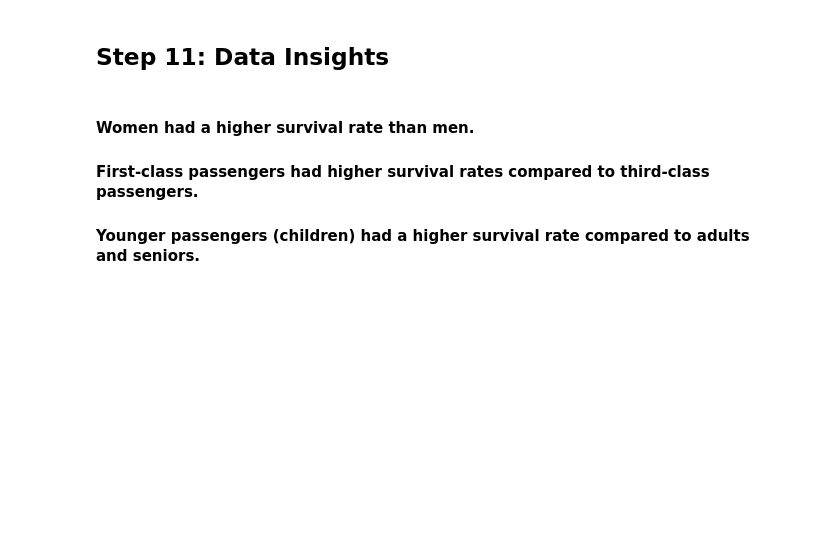
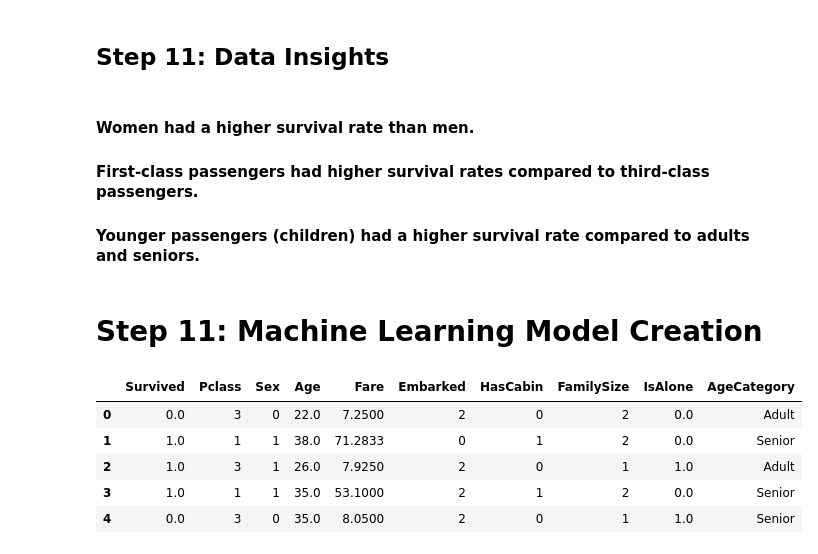
Before and after one commit to Hasan082/Data-Science-Portfolio, a Jupyter notebook: 1. Titanic Exploratory Analysis/Titanic_EDA_Project.ipynb, the cells around one changed output. Cells and saved outputs as stored; diff of their text form; code cells hidden in the pictures; blank space fills up the shorter version.

```diff
--- a/1. Titanic Exploratory Analysis/Titanic_EDA_Project.ipynb
+++ b/1. Titanic Exploratory Analysis/Titanic_EDA_Project.ipynb
@@ -523,3 +523,5 @@ plt.show()
 #### Women had a higher survival rate than men.
 #### First-class passengers had higher survival rates compared to third-class passengers.
 #### Younger passengers (children) had a higher survival rate compared to adults and seniors.
+# %% [markdown]
+# Step 11: Machine Learning Model Creation
@@ -525,0 +551,13 @@ plt.show()
+# %%
+# DROP This 2 filed because already make FamilySize Column form them
+data.drop(columns=['SibSp', 'Parch'], inplace=True, axis=1)
+# %%
+# Visualize a few rows for a finale step of ML
+data.head()
+# %% [output]
+|  | Survived | Pclass | Sex | Age | Fare | Embarked | HasCabin | FamilySize | IsAlone | AgeCategory |
+| 0 | 0.0 | 3 | 0 | 22.0 | 7.2500 | 2 | 0 | 2 | 0.0 | Adult |
+| 1 | 1.0 | 1 | 1 | 38.0 | 71.2833 | 0 | 1 | 2 | 0.0 | Senior |
+| 2 | 1.0 | 3 | 1 | 26.0 | 7.9250 | 2 | 0 | 1 | 1.0 | Adult |
+| 3 | 1.0 | 1 | 1 | 35.0 | 53.1000 | 2 | 1 | 2 | 0.0 | Senior |
+| 4 | 0.0 | 3 | 0 | 35.0 | 8.0500 | 2 | 0 | 1 | 1.0 | Senior |
```
Also changed, not shown: parts of 13 cells of this notebook.
